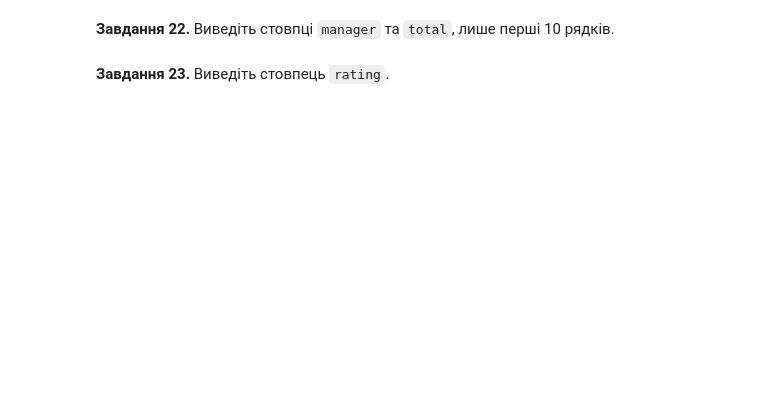
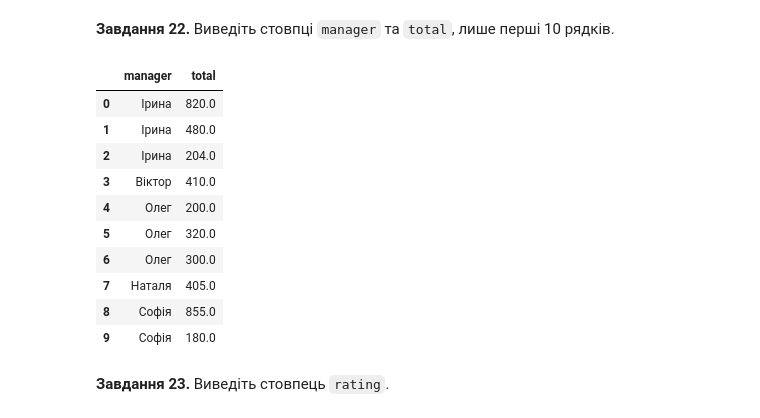
Before and after one commit to Wilson1994/DTA-2026, a Jupyter notebook: homework/pandas_practice_120.ipynb, the cells around one changed output. Drawn from its saved outputs; the diff is of its cells as text; code cells hidden in the pictures; blank space fills up the shorter version.

```diff
--- a/homework/pandas_practice_120.ipynb
+++ b/homework/pandas_practice_120.ipynb
@@ -396,6 +404,20 @@ df.
 **Завдання 22.** Виведіть стовпці `manager` та `total`, лише перші 10 рядків.
 # %%
 # Завдання 22:
+
+df[["manager", "total"]].head(10)
+# %% [output]
+|  | manager | total |
+| 0 | Ірина | 820.0 |
+| 1 | Ірина | 480.0 |
+| 2 | Ірина | 204.0 |
+| 3 | Віктор | 410.0 |
+| 4 | Олег | 200.0 |
+| 5 | Олег | 320.0 |
+| 6 | Олег | 300.0 |
+| 7 | Наталя | 405.0 |
+| 8 | Софія | 855.0 |
+| 9 | Софія | 180.0 |
 # %% [markdown]
 **Завдання 23.** Виведіть стовпець `rating`.
 # %%
```
Also changed, not shown: parts of 12 cells of this notebook.
